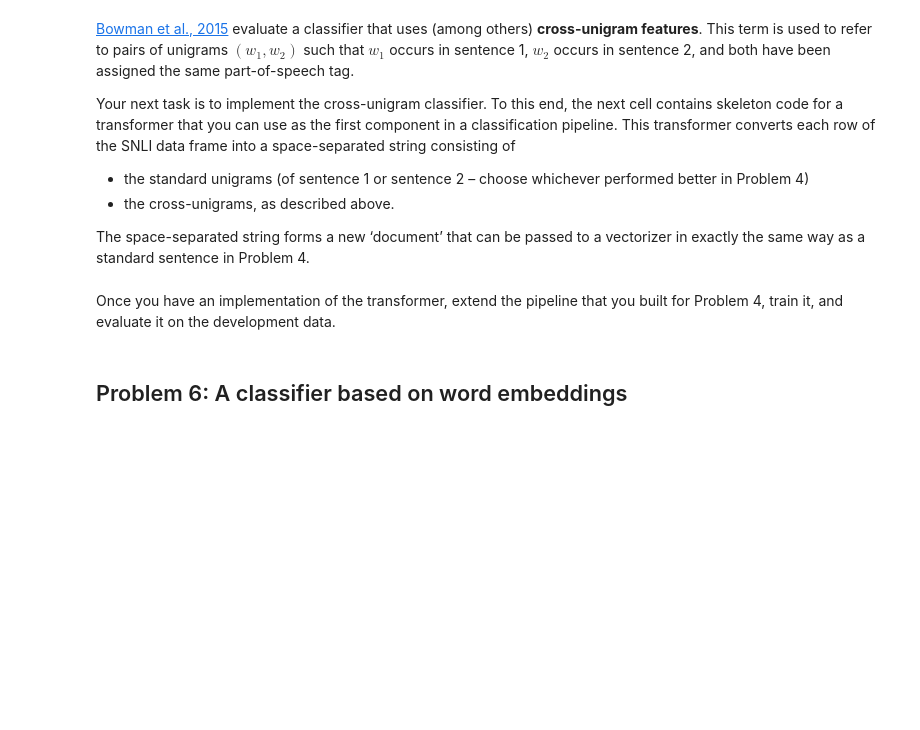
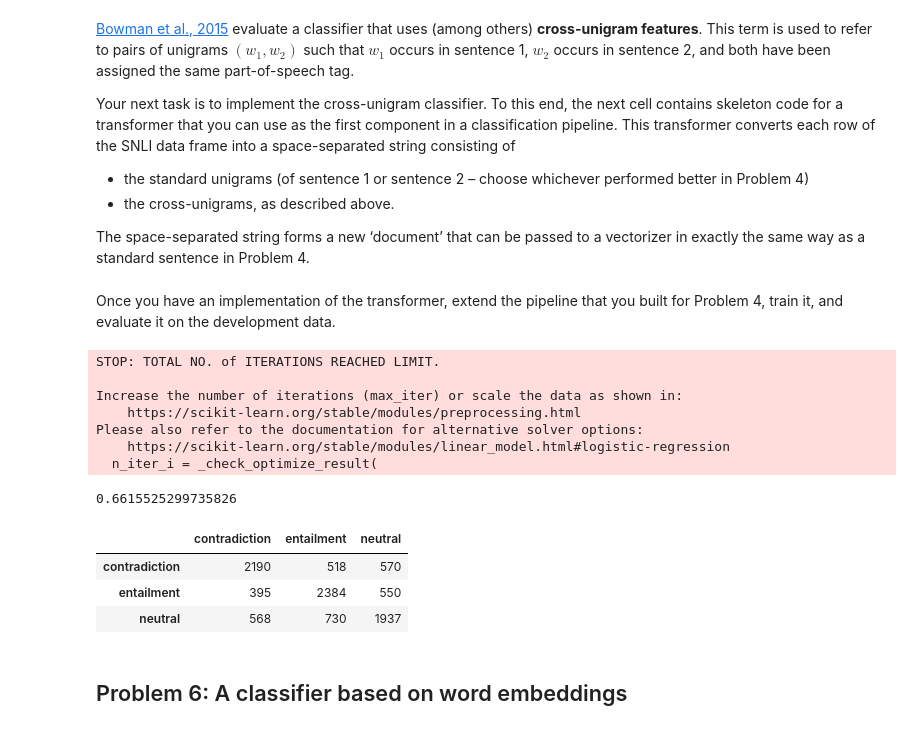
Before and after one commit to oskarhiden/TDDE16---Text-Mining, a Jupyter notebook: L4/TM-L4.ipynb, the cells around one changed output. Cells and saved outputs as stored; diff of their text form; code cells hidden in the pictures; blank space fills up the shorter version.

```diff
--- a/L4/TM-L4.ipynb
+++ b/L4/TM-L4.ipynb
@@ -272,8 +334,8 @@ The space-separated string forms a new &lsquo;document&rsquo; that can be passed
 # %%
 from sklearn.base import BaseEstimator, TransformerMixin
 
-class CrossUnigramsTransformer(BaseEstimator, TransformerMixin):
-    def __init__(self):
+class CrossUnigramsTransformer(BaseEstimator, TransformerMixin): # inherit from BaseEstimator and TransformerMixin
+    def __init__(self):                                          # classes, to get pre-existing methods
         pass
 
     def fit(self, X, y=None):
@@ -282,9 +344,25 @@ class CrossUnigramsTransformer(BaseEstimator, TransformerMixin):
     # Transform a single row of the dataframe.
     def _transform(self, row):
         # TODO: Replace the following line with your own code
-        return ''
+        # extract all standard unigrams from sentence 2
+        sent_1_vec = row[2].split()
+        tag_1 = row[3].split()
+        sent_2_vec = row[4].split()
+        tag_2 = row[5].split()
+        # extract cross-unigram pairs
+        cross_unigram = []
+        for i in range(len(sent_1_vec)):
+            for j in range(len(sent_2_vec)):
+                if tag_1[i] == tag_2[j]:
+                    cross_unigram.append(sent_1_vec[i] + sent_2_vec[j])
+
+        return_vec = []
+        return_vec.extend(sent_2_vec)
+        return_vec.extend(cross_unigram)
+        #print(' '.join(return_vec)+ '\n')
+        return ' '.join(return_vec)
 
     def transform(self, X):
-        return [self._transform(row) for row in X.itertuples()]
+        return [self._transform(row) for row in X.itertuples()] # Iterate over DataFrame rows as namedtuples
 # %% [markdown]
 Once you have an implementation of the transformer, extend the pipeline that you built for Problem&nbsp;4, train it, and evaluate it on the development data.
@@ -293,3 +369,30 @@ Once you have an implementation of the transformer, extend the pipeline that you
+# %%
+# TODO: Enter code here to implement the cross-unigrams classifier. Print the classification report.
+#CUT = CrossUnigramsTransformer()
+#CUT.fit(df_train)
+#CUT.transform(df_train)
+
+pipe = Pipeline([('transformer', CrossUnigramsTransformer()), ('counter', CountVectorizer()), ('logic', LogisticRegression())])
+pipe.set_params(logic__max_iter = 150) # kept at 150 since it did not improve much with more iter.
+
+pipe.fit(df_train, df_train['gold_label'] )
+predictions_1 = pipe.predict(df_dev)
+
+print(sum(predictions_1==df_dev['gold_label'])/len(df_dev))
+pd.DataFrame(confusion_matrix(df_dev['gold_label'],predictions_1), columns = labels, index = labels)
+# %% [output]
+STOP: TOTAL NO. of ITERATIONS REACHED LIMIT.
+
+Increase the number of iterations (max_iter) or scale the data as shown in:
+    https://scikit-learn.org/stable/modules/preprocessing.html
+Please also refer to the documentation for alternative solver options:
+    https://scikit-learn.org/stable/modules/linear_model.html#logistic-regression
+  n_iter_i = _check_optimize_result(
+0.6615525299735826
+|  | contradiction | entailment | neutral |
+| contradiction | 2190 | 518 | 570 |
+| entailment | 395 | 2384 | 550 |
+| neutral | 568 | 730 | 1937 |
 # %% [markdown]
 ## Problem 6: A classifier based on word embeddings
 # %% [markdown]
```
Also changed, not shown: parts of 7 cells of this notebook.
